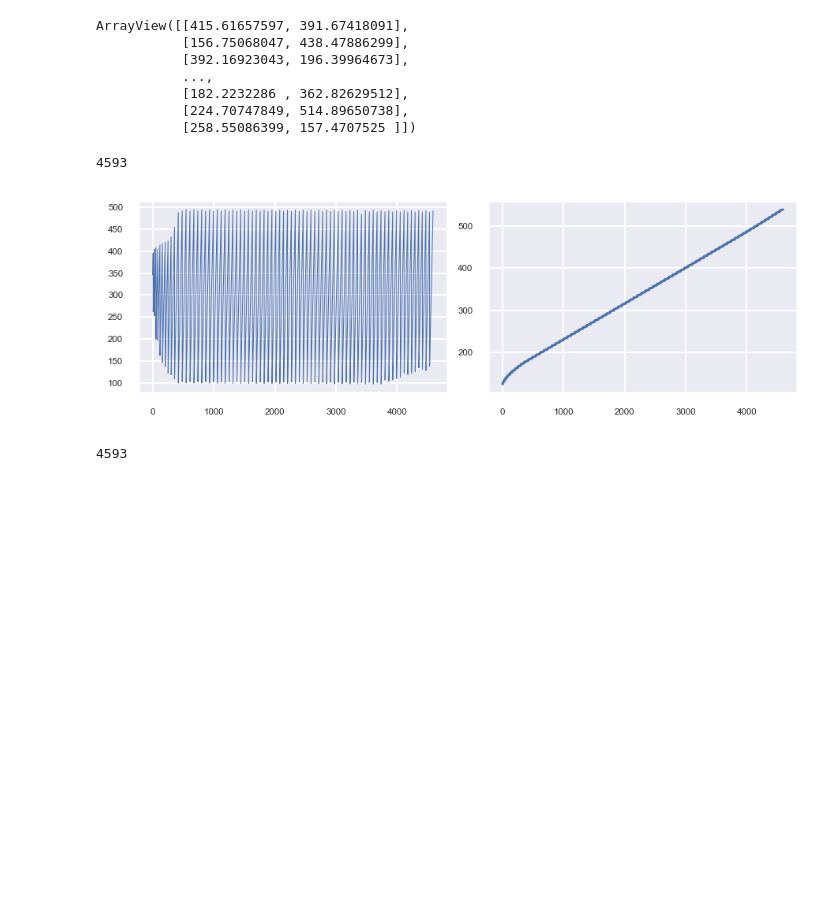
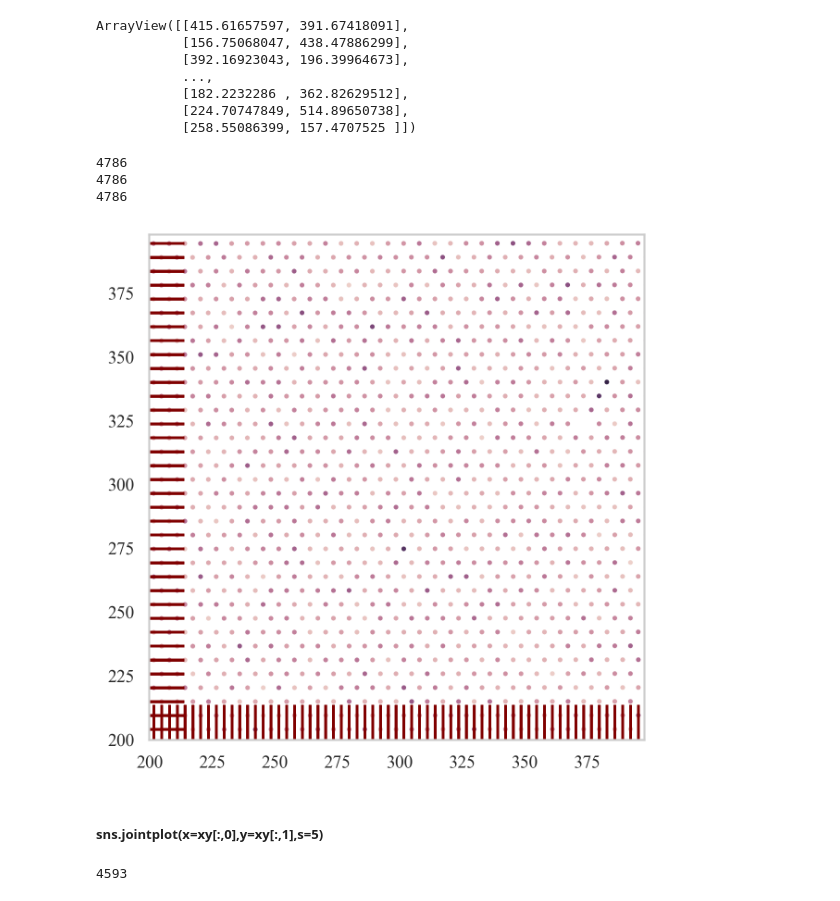
Before and after one commit to Stardust-lf/Transcriptomics, a Jupyter notebook: TestCode/Preprocessing.ipynb, the cells around one changed output. Cells and saved outputs as stored; diff of their text form; code cells hidden in the pictures; blank space fills up the shorter version.

```diff
--- a/TestCode/Preprocessing.ipynb
+++ b/TestCode/Preprocessing.ipynb
@@ -149,3 +149,12 @@ sample[sample>10]=0
 # %%
-sns.kdeplot(np.max(sample,axis=0))
+plt.rc('font',family='Times New Roman')
+
+fig,ax = plt.subplots(1,dpi=200,figsize=(4,4))
+ax2 = ax.twinx()
+ax2.set_ylim(0,250)
+ax.set_ylim(0,0.3)
+sns.lineplot(x=np.linspace(0,200,len(np.max(sample,axis=0))),y=np.max(sample,axis=0),lw=1,ax=ax2)
+sns.kdeplot(np.max(sample,axis=0),lw=1,ax=ax,fill=True,color='orange')
+ax.set_ylabel('Scale')
+plt.savefig('Figure/scale')
 # %% [output]
@@ -182,25 +227,42 @@ ArrayView([[415.61657597, 391.67418091],
 # %%
 #sns.heatmap()
 #plt.plot(sorted(slice1.obsm['spatial'][:,1]))
 
 def sort_xy_fea(pos,fea_mat):
     fea_mat = np.array([item for item in fea_mat])
     ind_x = pos[:,0].argsort()
     pos = pos[ind_x]
     print(len(fea_mat))
     fea_mat = fea_mat[ind_x]
     ind_y = pos[:,1].argsort()
     pos = pos[ind_y]
     fea_mat = fea_mat[ind_y]
     return pos,fea_mat
-xy,fea_mat = sort_xy_fea(slice1.obsm['spatial'],ann2feaMat(slice1))
-fig,ax = plt.subplots(1,2,dpi=150,figsize=[6,2])
-ax[0].plot(xy[:,0],lw=0.5)
-ax[1].plot(xy[:,1])
+xy,fea_mat = sort_xy_fea(slice2.obsm['spatial'],ann2feaMat(slice2))
+plt.rc('font',family='Times New Roman')
+fig,ax = plt.subplots(1,dpi=250,figsize=[5,5])
+print(len(xy))
+sns.set_theme(style="whitegrid", palette="pastel")
+sns.scatterplot(x=xy[:,0],y=xy[:,1],ax=ax,lw=1, s=10,hue = np.mean(ann2feaMat(slice2),axis=1),legend=False)
+sns.rugplot(x=xy[:,0],y=xy[:,1],ax=ax,lw=1, height=0.07,c='Maroon')
+print(len(xy))
+#sns.scatterplot(x=list(range(len(xy[:,0]))),y=sorted(xy[:,0]),ax=ax,lw=1, s=10)
+plt.grid(False)
+#sns.rugplot(x=sorted(xy[:,0])[500:2000],y=sorted(xy[:,1])[500:2000],ax=ax,lw=1, legend=True)
+#sns.rugplot(sorted(xy[:,1])[500:2000],ax=ax,lw=1,legend=True,s=0.5,alpha=1)
+ax.set_xlim(200,398)
+ax.set_ylim(200,398)
+# ax[0].plot(sorted(xy[:,0]),lw=0.5)
+# ax[1].plot(xy[:,1])
 plt.tight_layout()
+plt.savefig('Figure/x_y_dis')
 # %% [output]
-4593
+4786
+4786
+4786
-[figure, old version]
+[figure, new version]
+# %% [markdown]
+##### sns.jointplot(x=xy[:,0],y=xy[:,1],s=5)
 # %%
 # fig = plt.figure(dpi=200)
 # plt.scatter(xy[:,0],xy[:,1],s=4,c=range(len(xy[:,0])))
```
Also changed, not shown: parts of 6 cells of this notebook, 14 other files.
